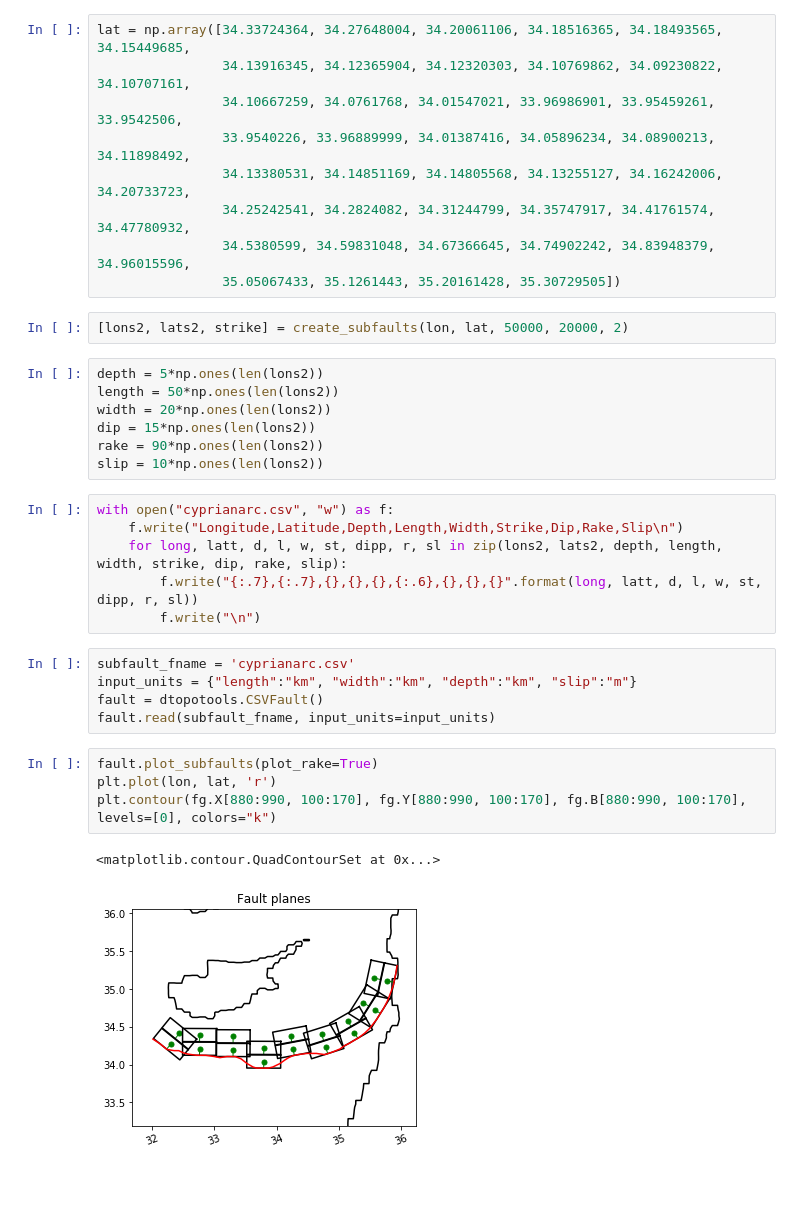
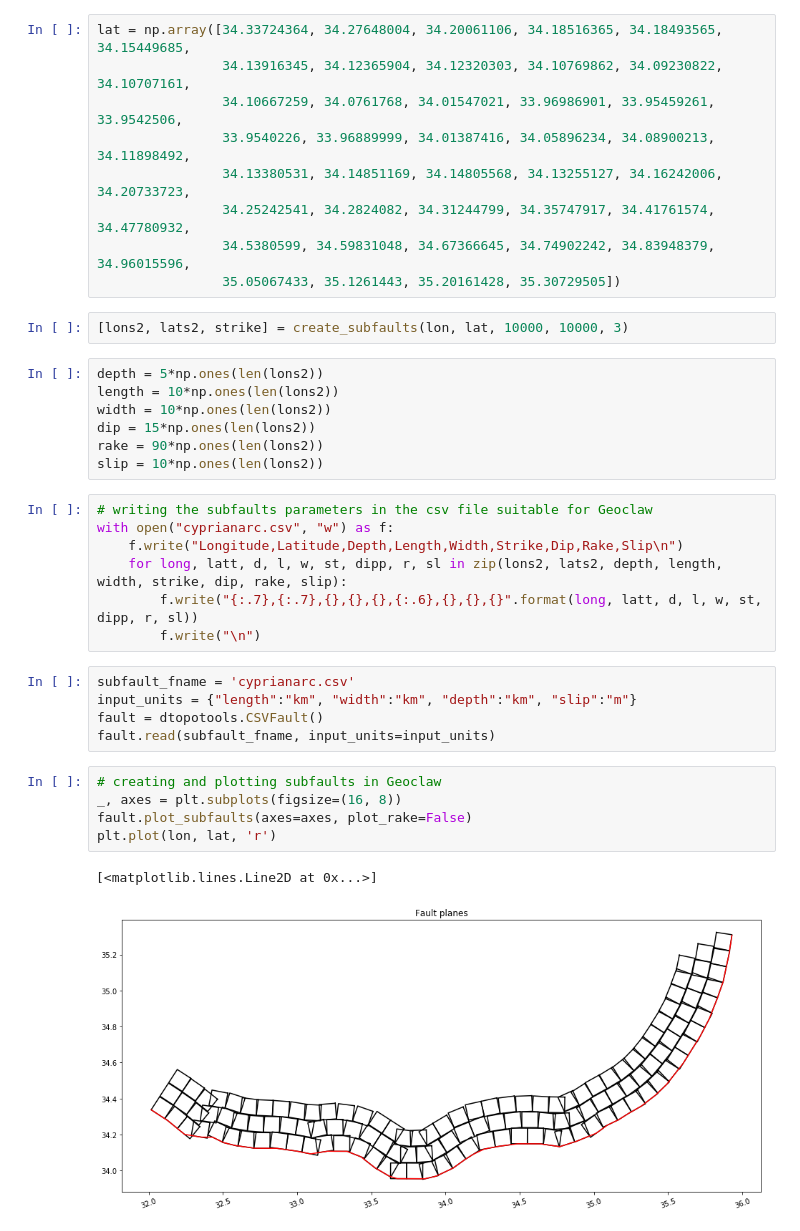
Before and after one commit to sharonmolchanov/tsunami, a Jupyter notebook: create_subfaults.ipynb, the cells around one changed output. Saved outputs shown, nothing was run; the diff lists cells and outputs as text; blank space fills up the shorter version.

```diff
--- a/create_subfaults.ipynb
+++ b/create_subfaults.ipynb
@@ -190,15 +235,16 @@ lat = np.array([34.33724364, 34.27648004, 34.20061106, 34.18516365, 34.18493565,
                 34.5380599, 34.59831048, 34.67366645, 34.74902242, 34.83948379, 34.96015596,
                 35.05067433, 35.1261443, 35.20161428, 35.30729505])
 # %%
-[lons2, lats2, strike] = create_subfaults(lon, lat, 50000, 20000, 2)
+[lons2, lats2, strike] = create_subfaults(lon, lat, 10000, 10000, 3)
 # %%
 depth = 5*np.ones(len(lons2))
-length = 50*np.ones(len(lons2))
-width = 20*np.ones(len(lons2))
+length = 10*np.ones(len(lons2))
+width = 10*np.ones(len(lons2))
 dip = 15*np.ones(len(lons2))
 rake = 90*np.ones(len(lons2))
 slip = 10*np.ones(len(lons2))
 # %%
+# writing the subfaults parameters in the csv file suitable for Geoclaw
 with open("cyprianarc.csv", "w") as f:
     f.write("Longitude,Latitude,Depth,Length,Width,Strike,Dip,Rake,Slip\n")
     for long, latt, d, l, w, st, dipp, r, sl in zip(lons2, lats2, depth, length, width, strike, dip, rake, slip):
@@ -209,10 +255,11 @@ subfault_fname = 'cyprianarc.csv'
 input_units = {"length":"km", "width":"km", "depth":"km", "slip":"m"}
 fault = dtopotools.CSVFault()
 fault.read(subfault_fname, input_units=input_units)
-# %%
-fault.plot_subfaults(plot_rake=True)
-plt.plot(lon, lat, 'r')
-plt.contour(fg.X[880:990, 100:170], fg.Y[880:990, 100:170], fg.B[880:990, 100:170], levels=[0], colors="k")
-# %% [output]
-<matplotlib.contour.QuadContourSet at 0x...>
-[figure, removed]
+# %%
+# creating and plotting subfaults in Geoclaw
+_, axes = plt.subplots(figsize=(16, 8))
+fault.plot_subfaults(axes=axes, plot_rake=False)
+plt.plot(lon, lat, 'r')
+# %% [output]
+[<matplotlib.lines.Line2D at 0x...>]
+[figure, added]
```
Also changed, not shown: parts of 9 cells of this notebook, 9 other files.
